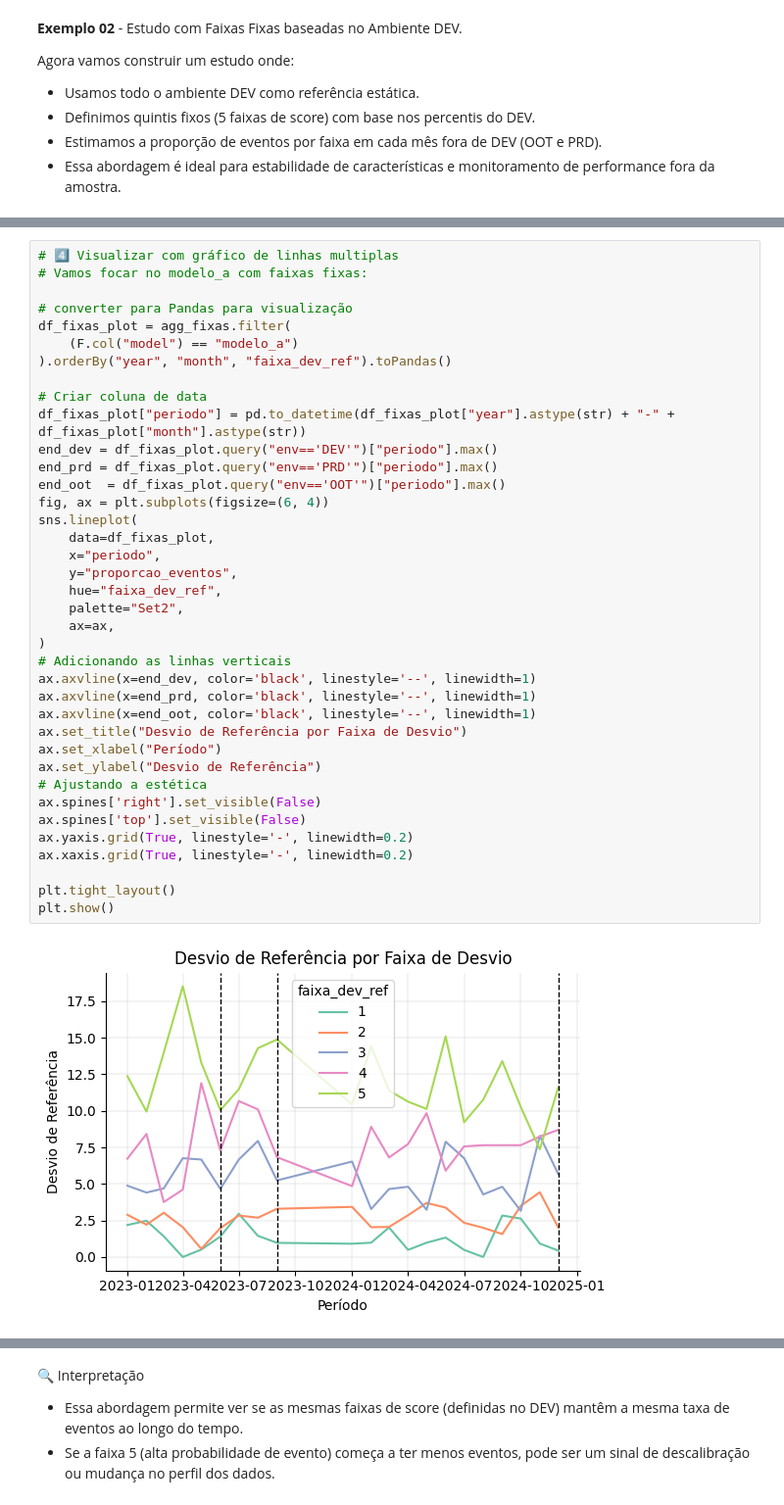
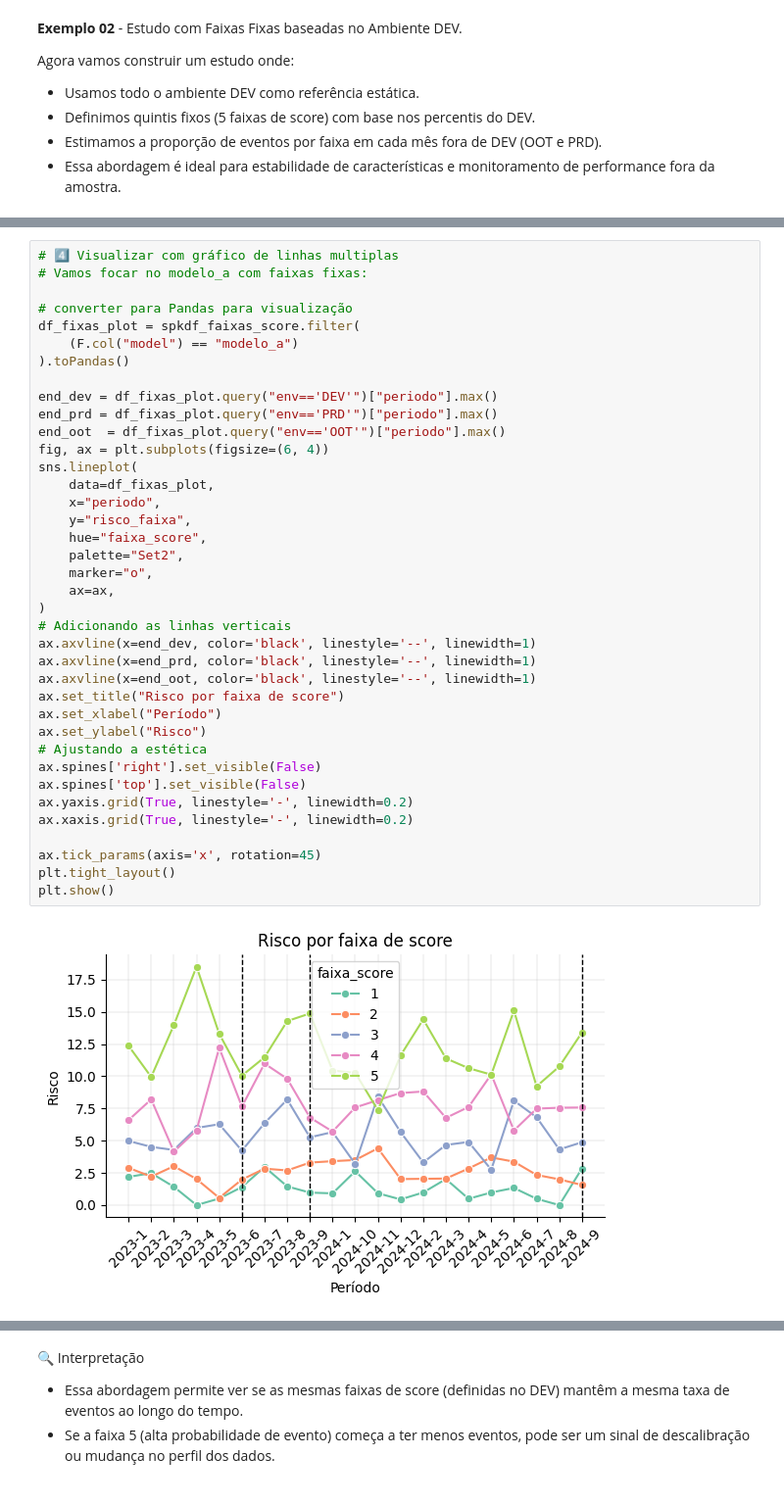
Before and after one commit to Cristiano2132/pyspark_examples, a Jupyter notebook: tutorial.ipynb, the cells around one changed output, grey strips where cells are left out. Shown at 98% size. Saved outputs shown, nothing was run; the diff lists cells and outputs as text.

Commit message:
calculo risco por faixa score

```diff
--- a/tutorial.ipynb
+++ b/tutorial.ipynb
@@ -1069,41 +1100,41 @@ only showing top 5 rows
 # 4️⃣ Visualizar com gráfico de linhas multiplas
 # Vamos focar no modelo_a com faixas fixas:
 
 # converter para Pandas para visualização
-df_fixas_plot = agg_fixas.filter(
+df_fixas_plot = spkdf_faixas_score.filter(
     (F.col("model") == "modelo_a")
-).orderBy("year", "month", "faixa_dev_ref").toPandas()
+).toPandas()
 
-# Criar coluna de data
-df_fixas_plot["periodo"] = pd.to_datetime(df_fixas_plot["year"].astype(str) + "-" + df_fixas_plot["month"].astype(str))
 end_dev = df_fixas_plot.query("env=='DEV'")["periodo"].max()
 end_prd = df_fixas_plot.query("env=='PRD'")["periodo"].max()
 end_oot  = df_fixas_plot.query("env=='OOT'")["periodo"].max()
 fig, ax = plt.subplots(figsize=(6, 4))
 sns.lineplot(
     data=df_fixas_plot,
     x="periodo",
-    y="proporcao_eventos",
-    hue="faixa_dev_ref",
+    y="risco_faixa",
+    hue="faixa_score",
     palette="Set2",
+    marker="o",
     ax=ax,
 )
 # Adicionando as linhas verticais
 ax.axvline(x=end_dev, color='black', linestyle='--', linewidth=1)
 ax.axvline(x=end_prd, color='black', linestyle='--', linewidth=1)
 ax.axvline(x=end_oot, color='black', linestyle='--', linewidth=1)
-ax.set_title("Desvio de Referência por Faixa de Desvio")
+ax.set_title("Risco por faixa de score")
 ax.set_xlabel("Período")
-ax.set_ylabel("Desvio de Referência")
+ax.set_ylabel("Risco")
 # Ajustando a estética
 ax.spines['right'].set_visible(False)
 ax.spines['top'].set_visible(False)
 ax.yaxis.grid(True, linestyle='-', linewidth=0.2)
 ax.xaxis.grid(True, linestyle='-', linewidth=0.2)
 
+ax.tick_params(axis='x', rotation=45)
 plt.tight_layout()
 plt.show()
 # %% [output]
-[figure, old version]
+[figure, new version]
 # %%
 # 4️⃣ Visualizar com gráfico de linhas multiplas
```
Also changed, not shown: parts of 12 cells of this notebook, 1 other file.
